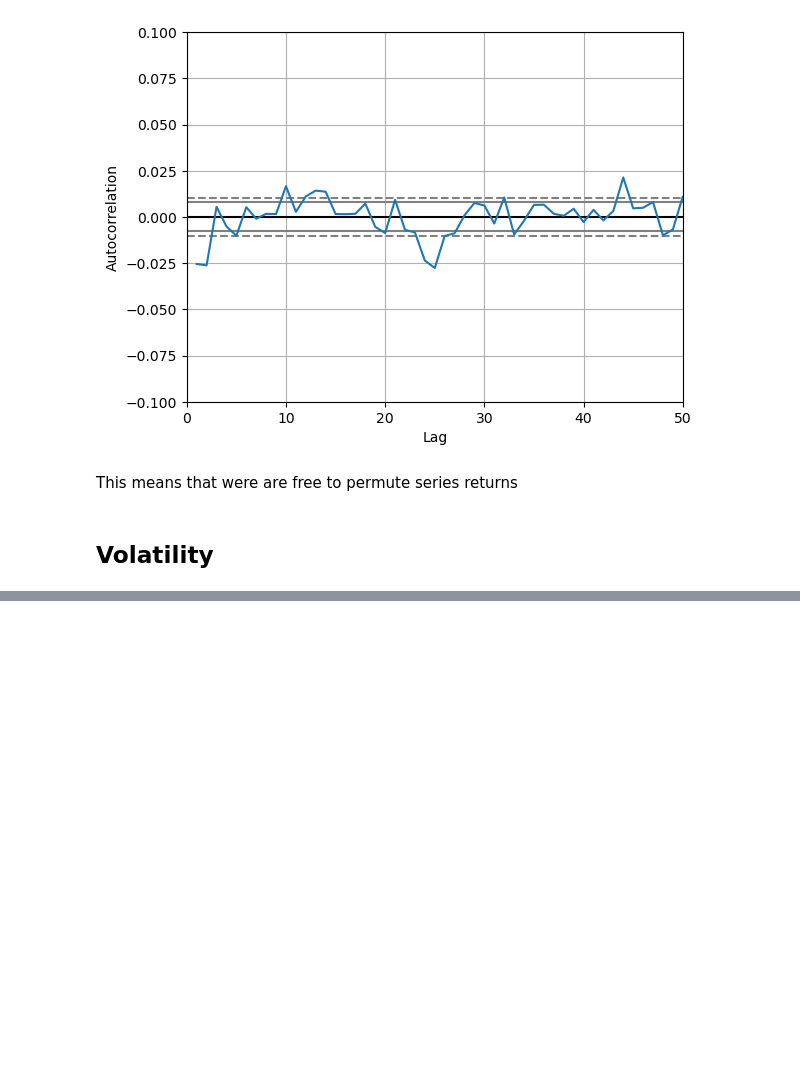
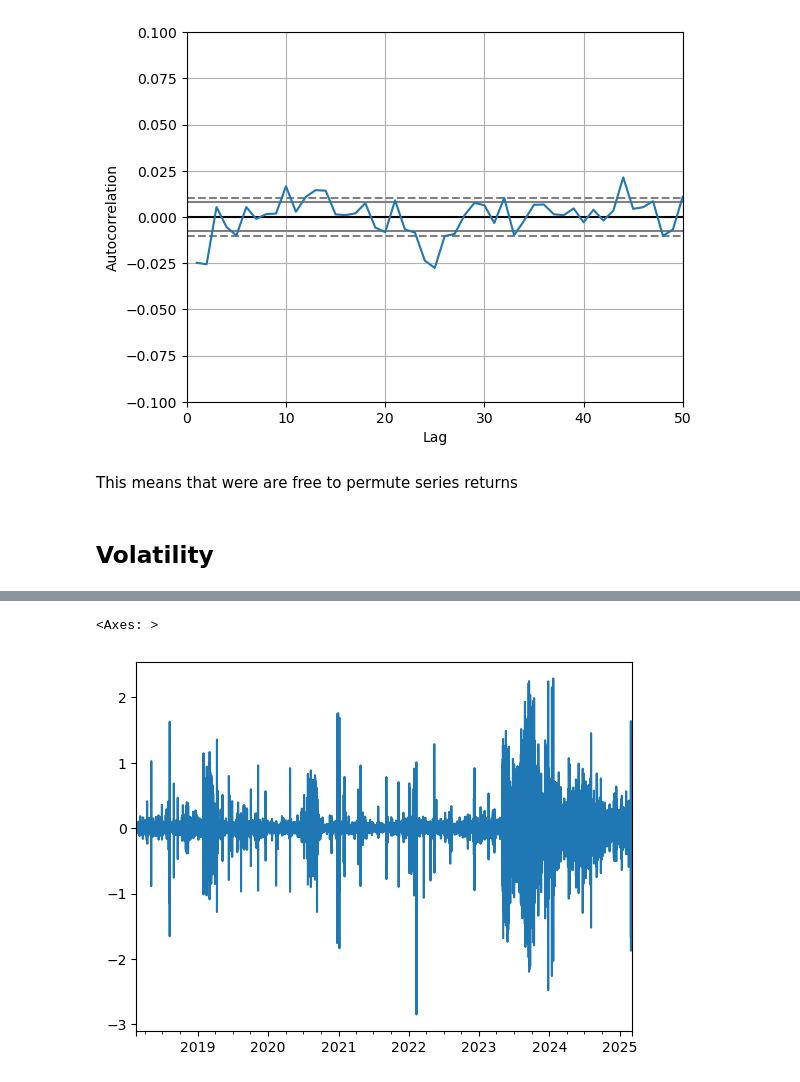
Before and after one commit to jofu-tofu/Trading-Bot, a Jupyter notebook: Uncon Backtest/BTC Testinng/btc_eda.ipynb, the cells around one changed output, grey strips where cells are left out. Cells and saved outputs as stored; diff of their text form; code cells hidden in the pictures; blank space fills up the shorter version.

```diff
--- a/Uncon Backtest/BTC Testinng/btc_eda.ipynb
+++ b/Uncon Backtest/BTC Testinng/btc_eda.ipynb
@@ -88,0 +73,5 @@ Freq: h, Name: close, Length: 61891, dtype: float64
+# %%
+np.log(btc_ohlc['volume']).diff().plot()
+# %% [output]
+<Axes: >
+[figure, added]
```
Also changed, not shown: parts of 10 cells of this notebook, 7 other files.
